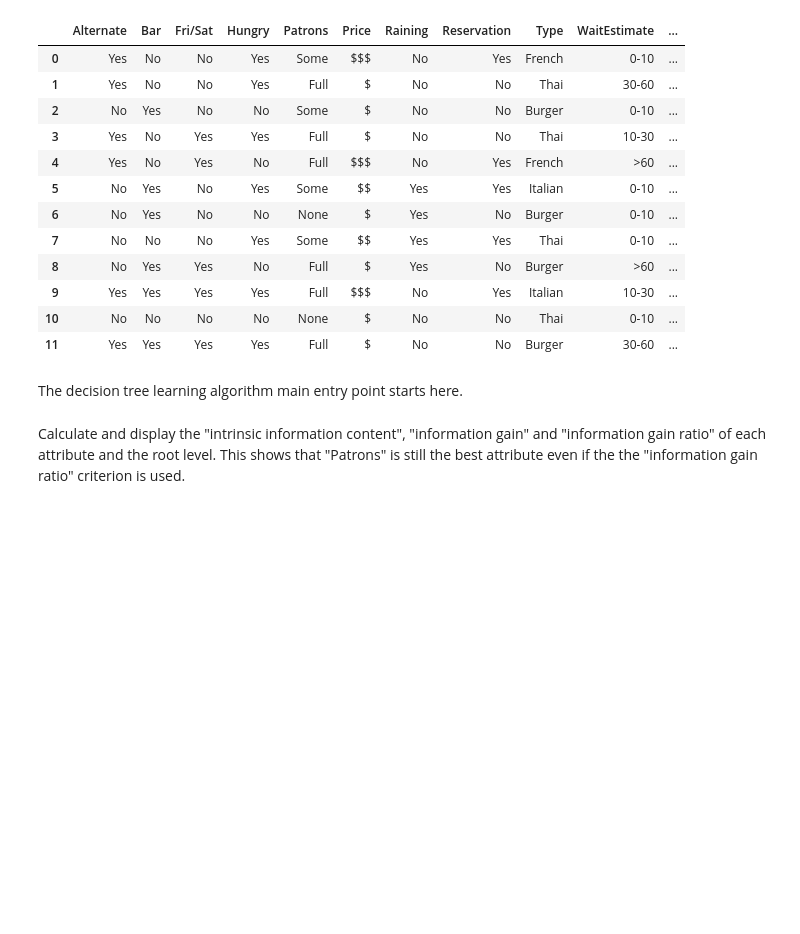
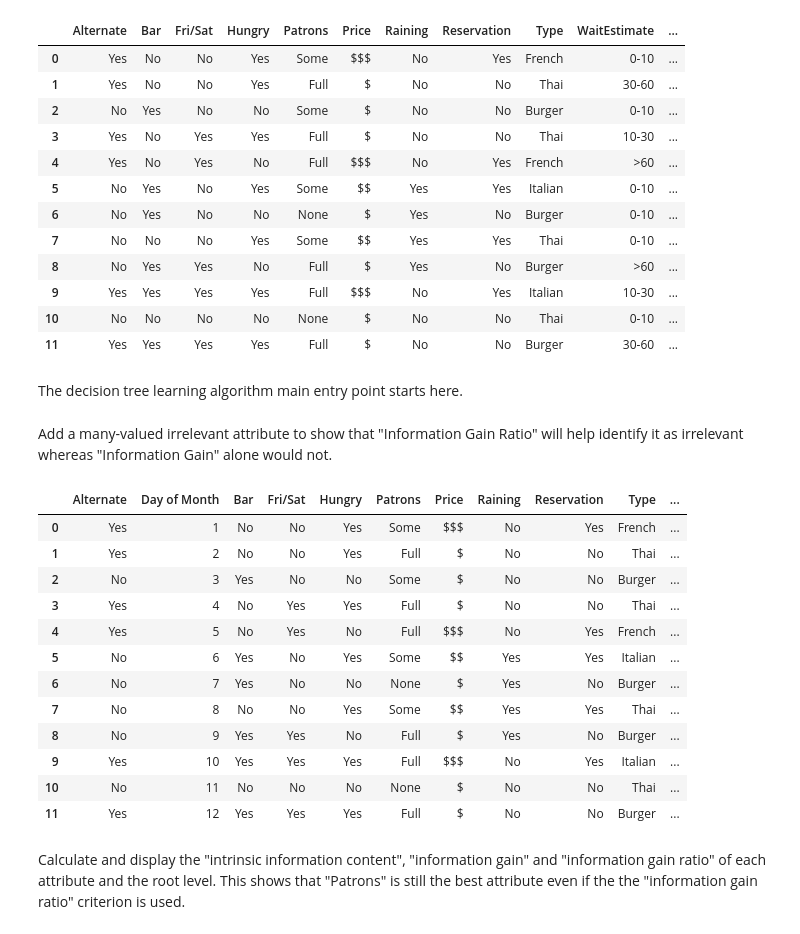
Before and after one commit to awaldis/ai-notes, a Jupyter notebook: restaurant_decision_tree.ipynb, the cells around one changed output. Saved outputs shown, nothing was run; the diff lists cells and outputs as text; code cells hidden in the pictures; blank space fills up the shorter version.

```diff
--- a/restaurant_decision_tree.ipynb
+++ b/restaurant_decision_tree.ipynb
@@ -305,6 +305,26 @@ def learn_decision_tree(examples, attributes, parent_examples, branch_name):
         tree.add_child(subtree)
 
     return(tree)
+# %% [markdown]
+Add a many-valued irrelevant attribute to show that "Information Gain Ratio" will help identify it as irrelevant whereas "Information Gain" alone would not.
+# %%
+df_copy = df.copy(deep=True)
+df_copy.insert(1,'Day of Month', ['1','2','3','4','5','6','7','8','9','10','11','12'])
+display(df_copy)
+# %% [output]
+|  | Alternate | Day of Month | Bar | Fri/Sat | Hungry | Patrons | Price | Raining | Reservation | Type | ... |
+| 0 | Yes | 1 | No | No | Yes | Some | $$$ | No | Yes | French | ... |
+| 1 | Yes | 2 | No | No | Yes | Full | $ | No | No | Thai | ... |
+| 2 | No | 3 | Yes | No | No | Some | $ | No | No | Burger | ... |
+| 3 | Yes | 4 | No | Yes | Yes | Full | $ | No | No | Thai | ... |
+| 4 | Yes | 5 | No | Yes | No | Full | $$$ | No | Yes | French | ... |
+| 5 | No | 6 | Yes | No | Yes | Some | $$ | Yes | Yes | Italian | ... |
+| 6 | No | 7 | Yes | No | No | None | $ | Yes | No | Burger | ... |
+| 7 | No | 8 | No | No | Yes | Some | $$ | Yes | Yes | Thai | ... |
+| 8 | No | 9 | Yes | Yes | No | Full | $ | Yes | No | Burger | ... |
+| 9 | Yes | 10 | Yes | Yes | Yes | Full | $$$ | No | Yes | Italian | ... |
+| 10 | No | 11 | No | No | No | None | $ | No | No | Thai | ... |
+| 11 | Yes | 12 | Yes | Yes | Yes | Full | $ | No | No | Burger | ... |
 # %% [markdown]
 Calculate and display the "intrinsic information content", "information gain" and "information gain ratio" of each attribute and the root level.  This shows that "Patrons" is still the best attribute even if the the "information gain ratio" criterion is used.
 # %%
```
Also changed, not shown: parts of 2 cells of this notebook.
